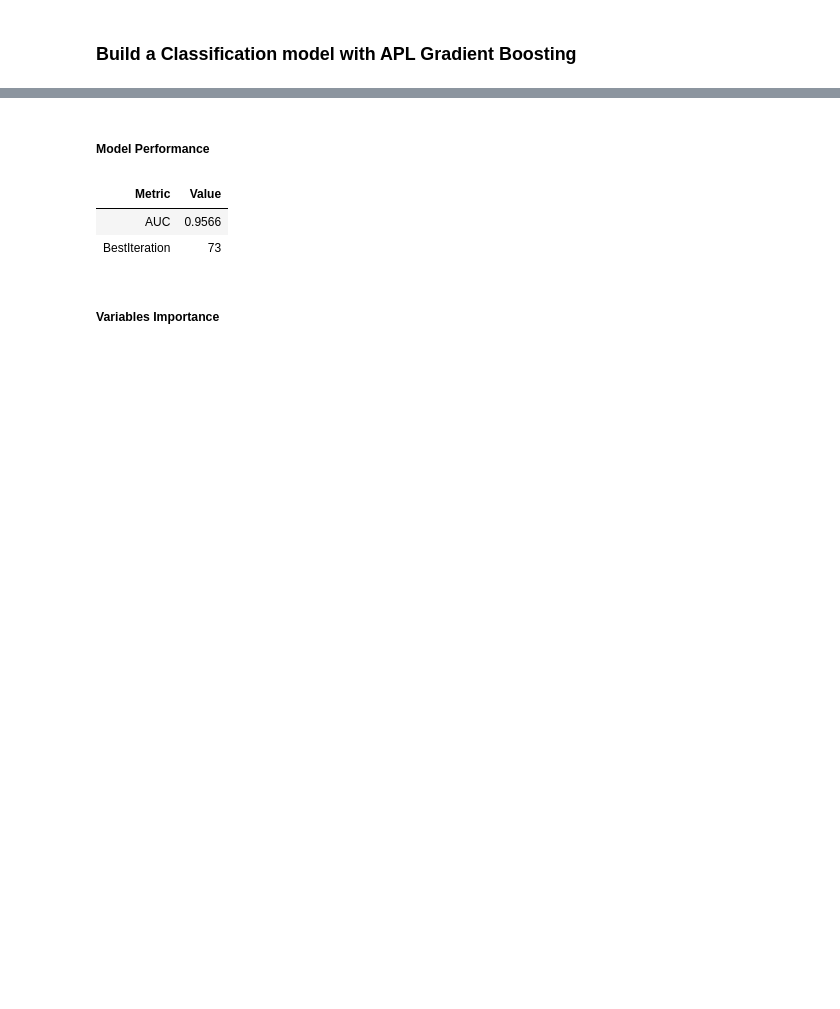
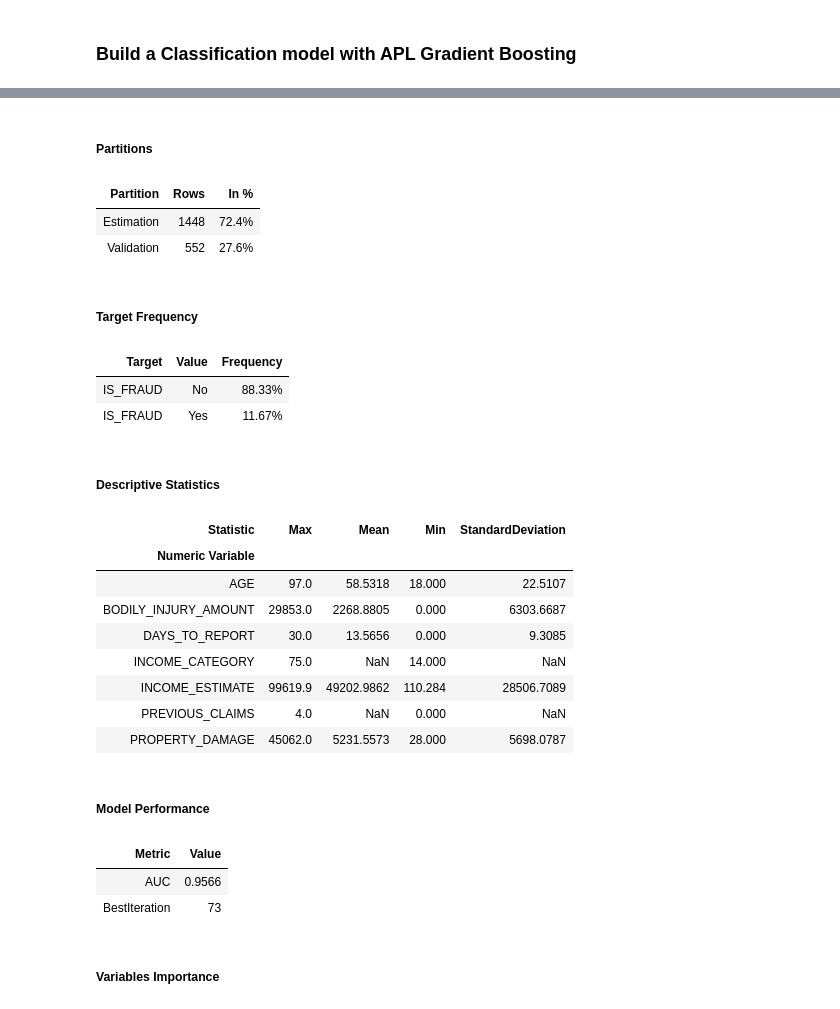
Before and after one commit to SAP-samples/hana-ml-samples, a Jupyter notebook: Python-API/apl/notebooks/HANA_ML_APL_GB_FRAUD.ipynb, the cells around one changed output, grey strips where cells are left out. Saved outputs shown, nothing was run; the diff lists cells and outputs as text; code cells hidden in the pictures; blank space fills up the shorter version.

Commit message:
Updated GB Fraud sample with more debrief

```diff
--- a/Python-API/apl/notebooks/HANA_ML_APL_GB_FRAUD.ipynb
+++ b/Python-API/apl/notebooks/HANA_ML_APL_GB_FRAUD.ipynb
@@ -44,3 +57,49 @@ model.fit(training_data, label='IS_FRAUD', key='CLAIM_ID')
+# %% [markdown]
+##### Partitions
+# %%
+df = summary_df[(summary_df.KEY.str.match('ModelRecord')) & (summary_df.KEY!='ModelRecordCount')
+                 & (summary_df.VALUE!='0')].copy()
+df['KEY'] = df['KEY'].str.replace('ModelRecord','').str.replace('Count','')
+df['VALUE'] = df['VALUE'].astype(float)
+df = df[['KEY','VALUE']]
+df['In %'] = df.VALUE / df.VALUE.sum()
+df.columns = ['Partition', 'Rows', 'In %']
+df.style.format({'In %': '{:,.1%}'.format}).hide_index()
+# %% [output]
+| Partition | Rows | In % |
+| Estimation | 1448 | 72.4% |
+| Validation | 552 | 27.6% |
+# %% [markdown]
+##### Target Frequency
+# %%
+indicators_df = model.get_indicators().collect()
+df = indicators_df[(indicators_df.KEY=='CategoryFrequency') & (indicators_df.VARIABLE=='IS_FRAUD')].copy()
+df['VALUE'] = df['VALUE'].astype(float).round(4)
+df = df[['VARIABLE','DETAIL','VALUE']]
+df.columns = ['Target', 'Value', 'Frequency']
+df.style.format({'Frequency': '{:,.2%}'.format}).hide_index()
+# %% [output]
+| Target | Value | Frequency |
+| IS_FRAUD | No | 88.33% |
+| IS_FRAUD | Yes | 11.67% |
+# %% [markdown]
+##### Descriptive Statistics
+# %%
+df = indicators_df[indicators_df.KEY.isin(['Min', 'Max', 'Mean', 'StandardDeviation'])].copy()
+df['VALUE'] = df['VALUE'].astype(float).round(4)
+df = df[['VARIABLE','KEY','VALUE']]
+df.columns = ['Numeric Variable', 'Statistic','Value']
+df.pivot(index='Numeric Variable',columns='Statistic',values='Value')
+# %% [output]
+| Statistic | Max | Mean | Min | StandardDeviation |
+| Numeric Variable |  |  |  |  |
+| AGE | 97.0 | 58.5318 | 18.000 | 22.5107 |
+| BODILY_INJURY_AMOUNT | 29853.0 | 2268.8805 | 0.000 | 6303.6687 |
+| DAYS_TO_REPORT | 30.0 | 13.5656 | 0.000 | 9.3085 |
+| INCOME_CATEGORY | 75.0 | NaN | 14.000 | NaN |
+| INCOME_ESTIMATE | 99619.9 | 49202.9862 | 110.284 | 28506.7089 |
+| PREVIOUS_CLAIMS | 4.0 | NaN | 0.000 | NaN |
+| PROPERTY_DAMAGE | 45062.0 | 5231.5573 | 28.000 | 5698.0787 |
 # %% [markdown]
 ##### Model Performance
 # %%
```
Also changed, not shown: parts of 10 cells of this notebook.
